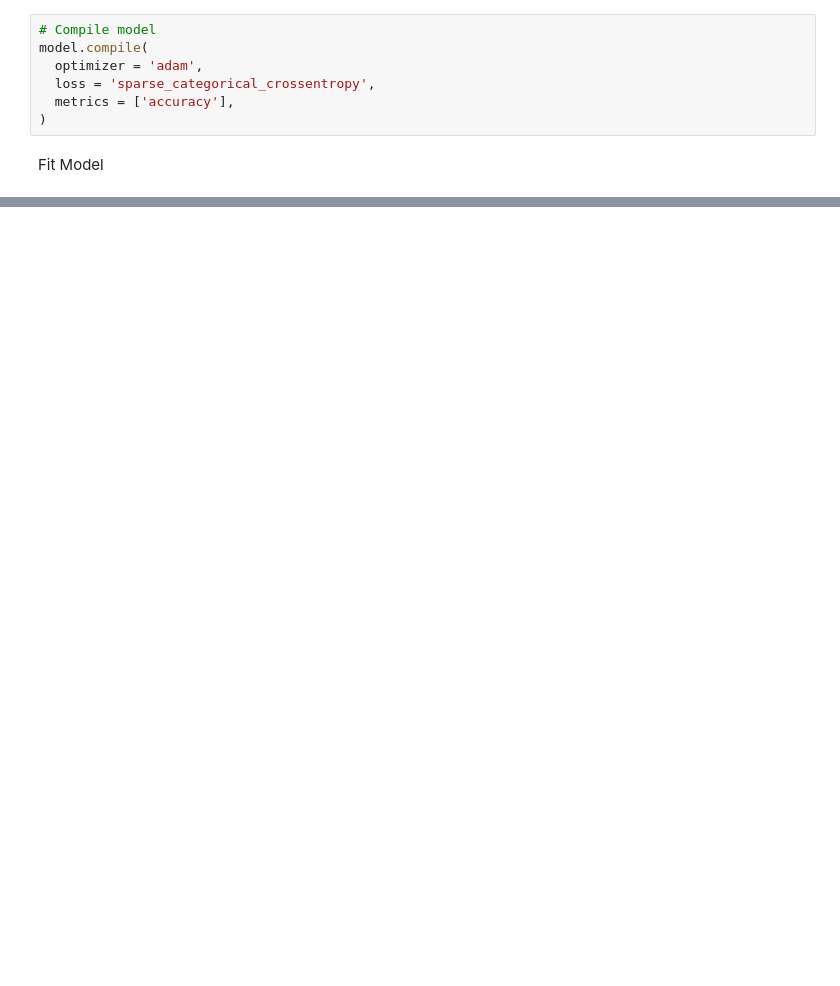
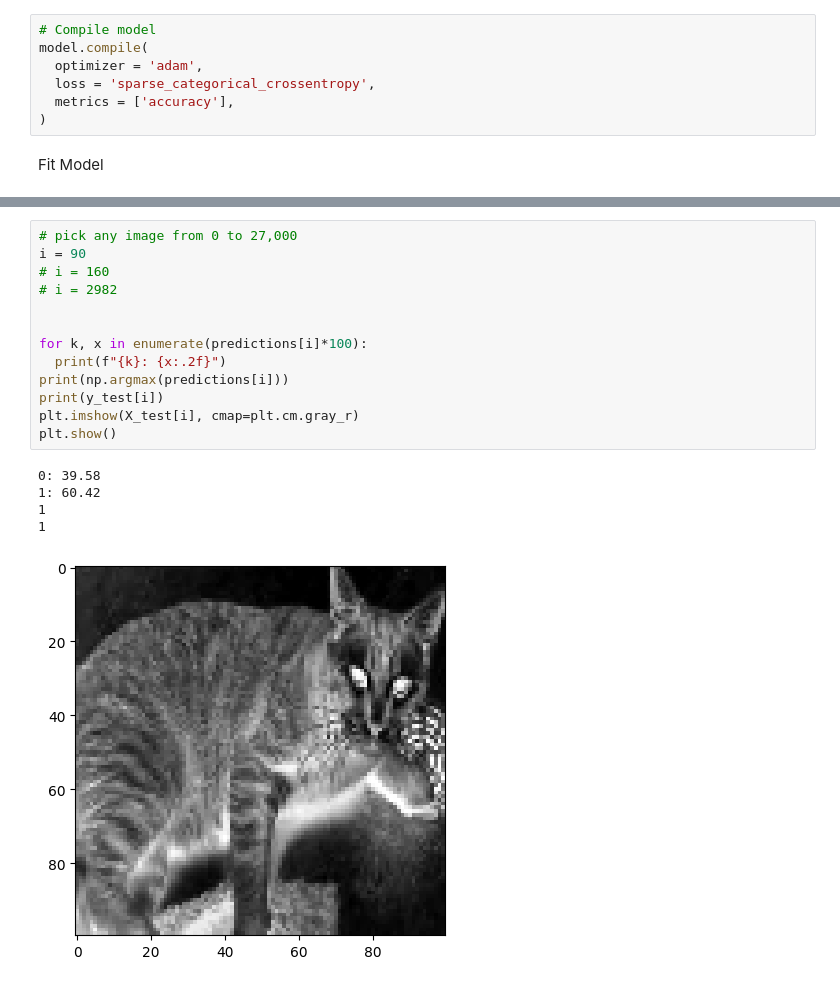
Before and after one commit to JuanReyesAn/Data-Science-Portfolio-C21, a Jupyter notebook: Projects/Project-6/Images-Description.for.Students.ipynb, the cells around one changed output, grey strips where cells are left out. Cells and saved outputs as stored; diff of their text form; blank space fills up the shorter version.

```diff
--- a/Projects/Project-6/Images-Description.for.Students.ipynb
+++ b/Projects/Project-6/Images-Description.for.Students.ipynb
@@ -181,0 +365,19 @@ Epoch 1/2
+# %%
+# pick any image from 0 to 27,000
+i = 90
+# i = 160
+# i = 2982
+
+
+for k, x in enumerate(predictions[i]*100):
+  print(f"{k}: {x:.2f}")
+print(np.argmax(predictions[i]))
+print(y_test[i])
+plt.imshow(X_test[i], cmap=plt.cm.gray_r)
+plt.show()
+# %% [output]
+0: 39.58
+1: 60.42
+1
+1
+[figure, added]
```
Also changed, not shown: parts of 31 cells of this notebook.
